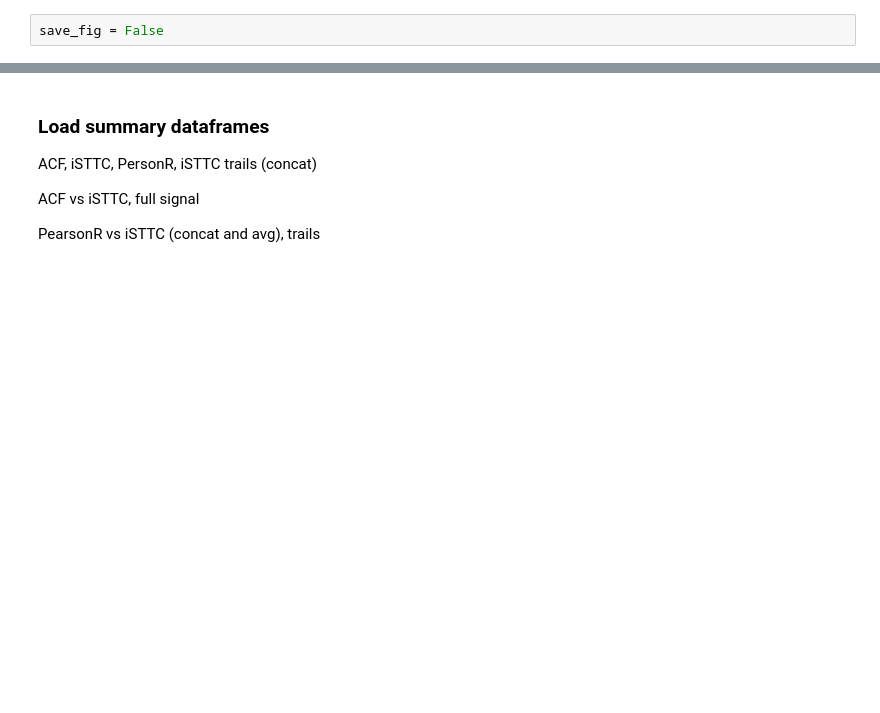
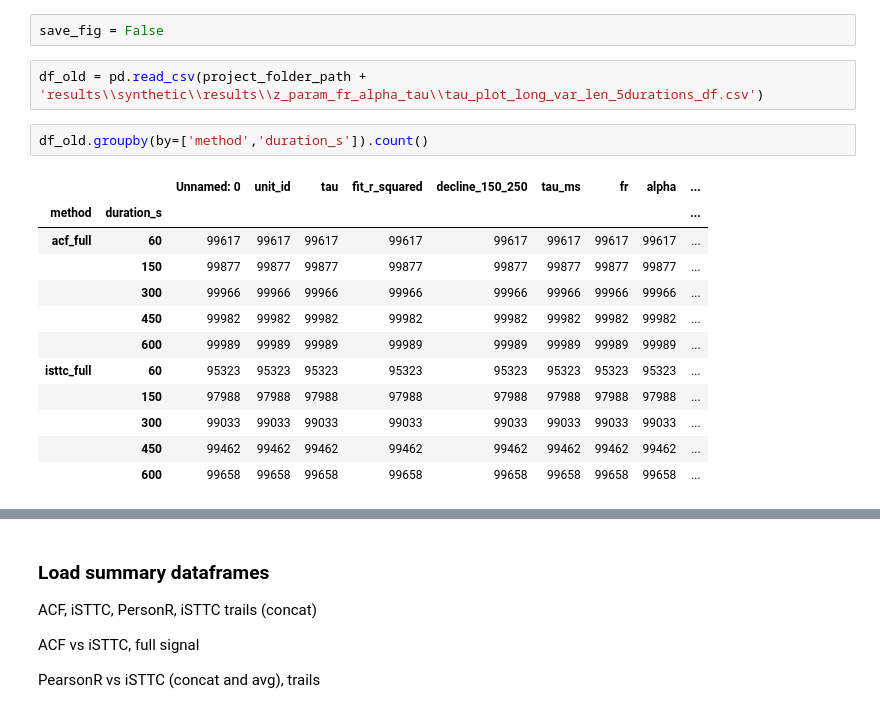
Before and after one commit to iinnpp/isttc, a Jupyter notebook: notebooks/synthetic/plot_taus.ipynb, the cells around one changed output, grey strips where cells are left out. Drawn from its saved outputs; the diff is of its cells as text; blank space fills up the shorter version.

```diff
--- a/notebooks/synthetic/plot_taus.ipynb
+++ b/notebooks/synthetic/plot_taus.ipynb
@@ -22,3 +22,20 @@ results_folder = project_folder_path + 'results\\synthetic\\results\\param_fr_al
 fig_folder = project_folder_path + 'results\\synthetic\\figures\\'
 # %%
 save_fig = False
+# %%
+df_old = pd.read_csv(project_folder_path + 'results\\synthetic\\results\\z_param_fr_alpha_tau\\tau_plot_long_var_len_5durations_df.csv')
+# %%
+df_old.groupby(by=['method','duration_s']).count()
+# %% [output]
+|  |  | Unnamed: 0 | unit_id | tau | fit_r_squared | decline_150_250 | tau_ms | fr | alpha | ... |
+| method | duration_s |  |  |  |  |  |  |  |  | ... |
+| acf_full | 60 | 99617 | 99617 | 99617 | 99617 | 99617 | 99617 | 99617 | 99617 | ... |
+|  | 150 | 99877 | 99877 | 99877 | 99877 | 99877 | 99877 | 99877 | 99877 | ... |
+|  | 300 | 99966 | 99966 | 99966 | 99966 | 99966 | 99966 | 99966 | 99966 | ... |
+|  | 450 | 99982 | 99982 | 99982 | 99982 | 99982 | 99982 | 99982 | 99982 | ... |
+|  | 600 | 99989 | 99989 | 99989 | 99989 | 99989 | 99989 | 99989 | 99989 | ... |
+| isttc_full | 60 | 95323 | 95323 | 95323 | 95323 | 95323 | 95323 | 95323 | 95323 | ... |
+|  | 150 | 97988 | 97988 | 97988 | 97988 | 97988 | 97988 | 97988 | 97988 | ... |
+|  | 300 | 99033 | 99033 | 99033 | 99033 | 99033 | 99033 | 99033 | 99033 | ... |
+|  | 450 | 99462 | 99462 | 99462 | 99462 | 99462 | 99462 | 99462 | 99462 | ... |
+|  | 600 | 99658 | 99658 | 99658 | 99658 | 99658 | 99658 | 99658 | 99658 | ... |
```
Also changed, not shown: parts of 1 cell of this notebook, 8 other files.
